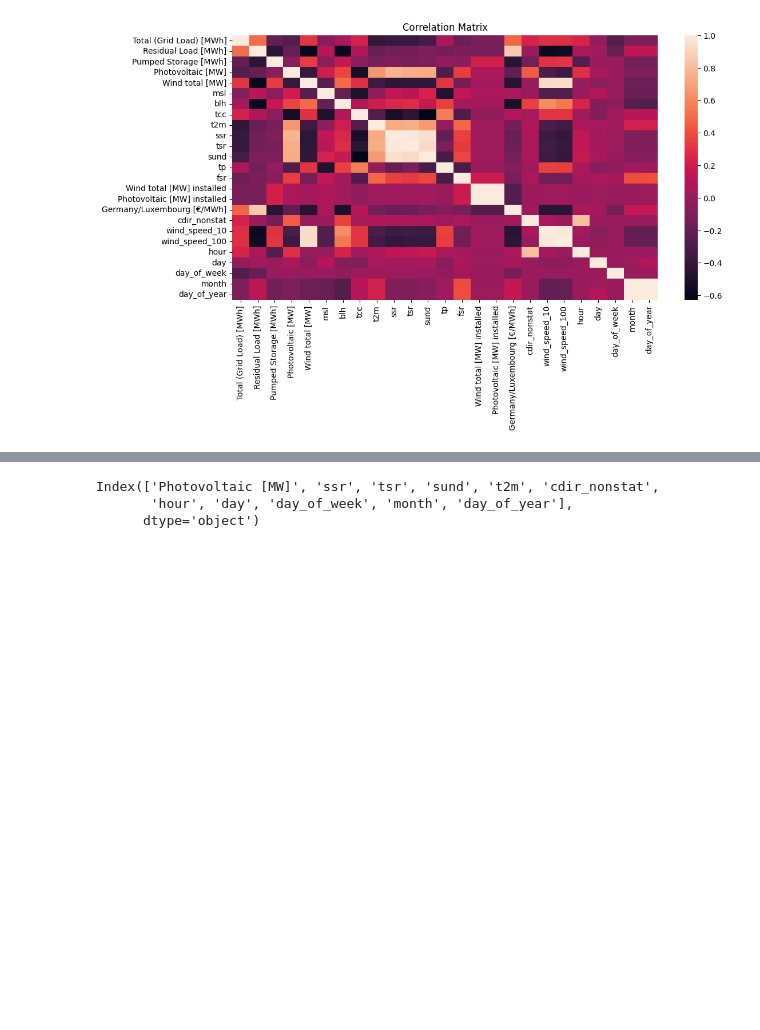
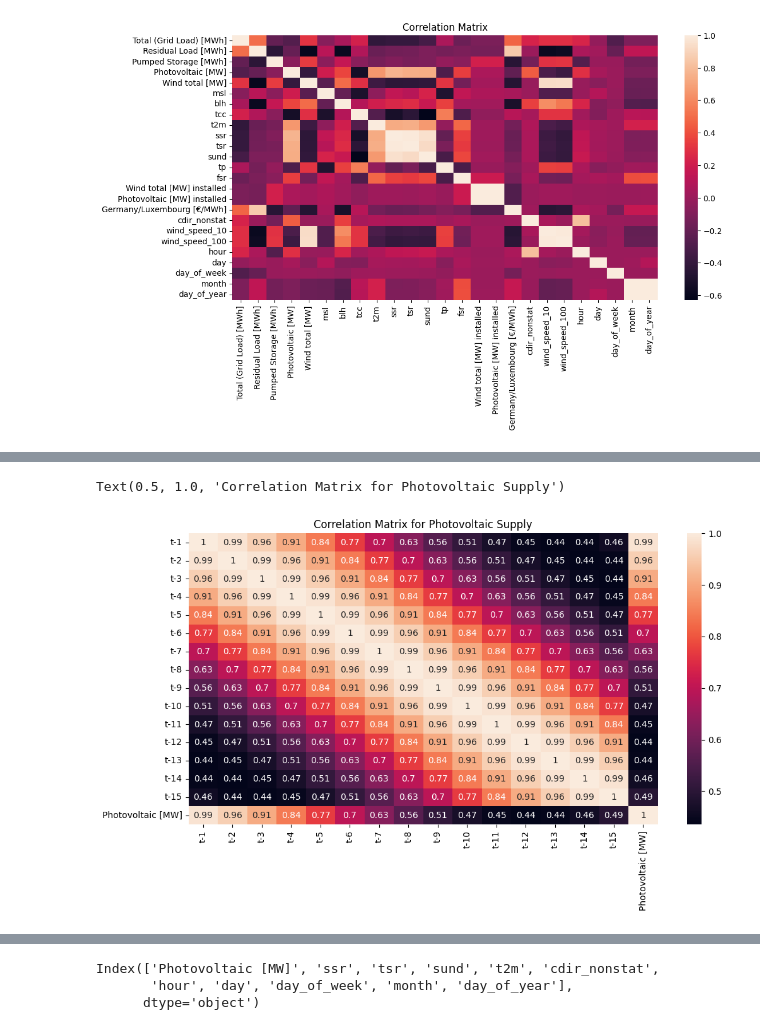
Before and after one commit to UBela/GRUeneEnergie, a Jupyter notebook: pre_processing_data.ipynb, the cells around one changed output, grey strips where cells are left out. Cells and saved outputs as stored; diff of their text form; code cells hidden in the pictures; blank space fills up the shorter version.

Commit message:
added correlation matrix for historic supply

```diff
--- a/pre_processing_data.ipynb
+++ b/pre_processing_data.ipynb
@@ -858,0 +880,10 @@ plt.show()
+# %%
+#create correlation matrix for photovoltaic supply based on historiccal photo voltaic supply, for t-1,...t-15
+# create a new dataframe with columns for t-1,...t-15
+HISTORY = 15
+photovoltaic_corr = pd.DataFrame()
+for i in range(1, HISTORY+1):
+    photovoltaic_corr[f't-{i}'] = min_max_norm_data_train['Photovoltaic [MW]'].shift(i)
+photovoltaic_corr['Photovoltaic [MW]'] = min_max_norm_data_train['Photovoltaic [MW]']
+photovoltaic_corr = photovoltaic_corr.dropna()
+photovoltaic_corr.head()
@@ -858,0 +897,4 @@ plt.show()
+# %%
+# get correlation matrix for photovoltaic supply
+corr_matrix = photovoltaic_corr.corr()
+corr_matrix['Photovoltaic [MW]'].sort_values(ascending=False)
@@ -858,0 +919,8 @@ plt.show()
+# %%
+#plot correlation matrix
+plt.figure(figsize=(12, 6))
+sns.heatmap(corr_matrix, annot=True)
+plt.title("Correlation Matrix for Photovoltaic Supply")
+# %% [output]
+Text(0.5, 1.0, 'Correlation Matrix for Photovoltaic Supply')
+[figure, added]
```
Also changed, not shown: parts of 6 cells of this notebook.
